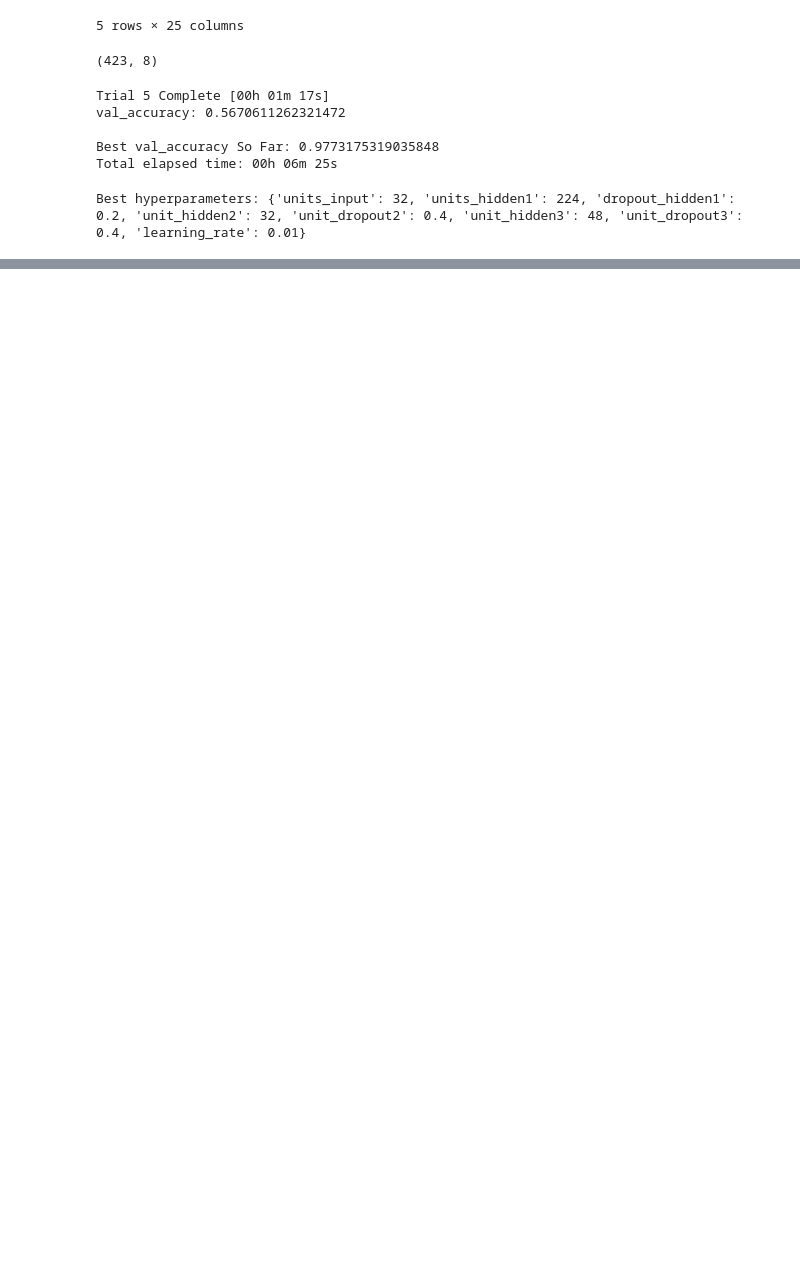
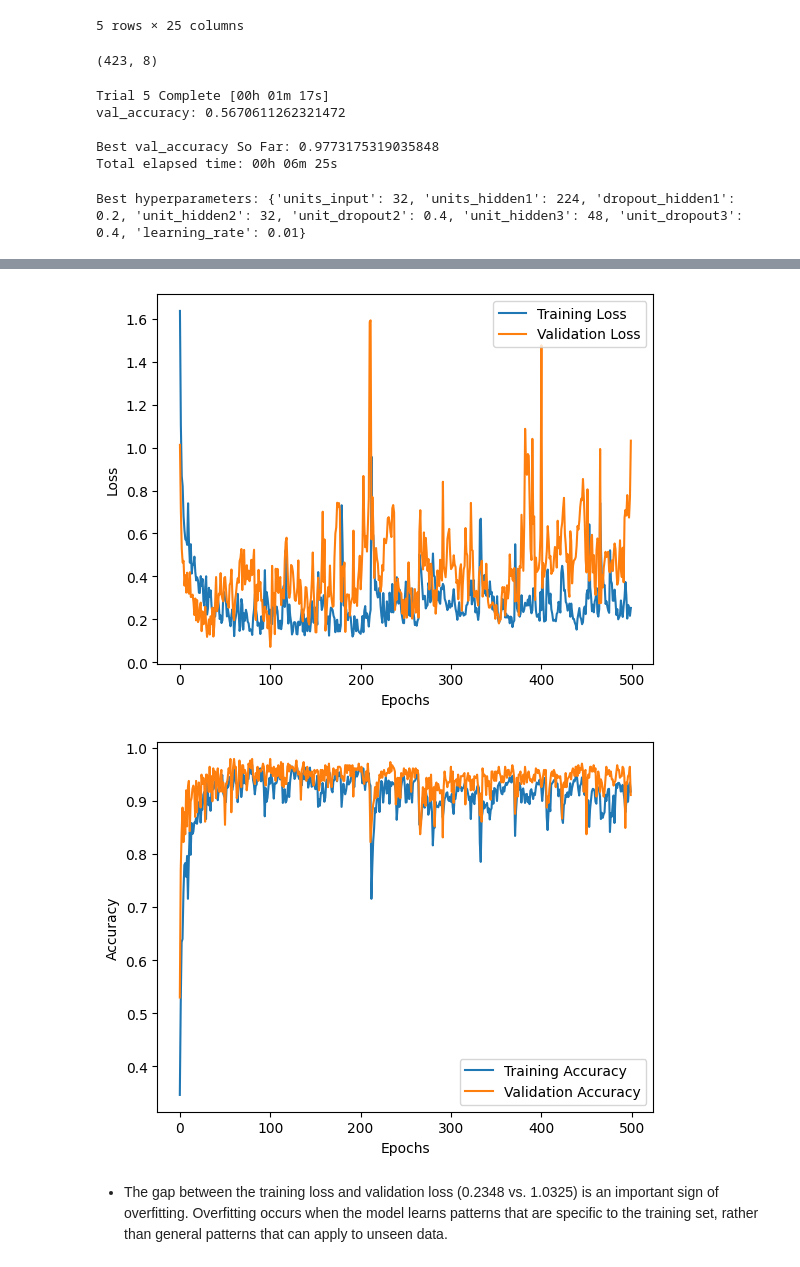
Before and after one commit to AjayKumar095/Obesity_Classification_DeepLearning_Project, a Jupyter notebook: Research/HyperPerimerter Tuning.ipynb, the cells around one changed output, grey strips where cells are left out. Drawn from its saved outputs; the diff is of its cells as text; code cells hidden in the pictures; blank space fills up the shorter version.

```diff
--- a/Research/HyperPerimerter Tuning.ipynb
+++ b/Research/HyperPerimerter Tuning.ipynb
@@ -188,0 +249,23 @@ Test accuracy of the best model: 0.95
+# %%
+import matplotlib.pyplot as plt
+
+# Plot training & validation loss values
+plt.plot(history.history['loss'], label='Training Loss')
+plt.plot(history.history['val_loss'], label='Validation Loss')
+plt.xlabel('Epochs')
+plt.ylabel('Loss')
+plt.legend()
+plt.show()
+
+# Plot training & validation accuracy values
+plt.plot(history.history['accuracy'], label='Training Accuracy')
+plt.plot(history.history['val_accuracy'], label='Validation Accuracy')
+plt.xlabel('Epochs')
+plt.ylabel('Accuracy')
+plt.legend()
+plt.show()
+# %% [output]
+[figure, added]
+[figure, added]
+# %% [markdown]
+* The gap between the training loss and validation loss (0.2348 vs. 1.0325) is an important sign of overfitting. Overfitting occurs when the model learns patterns that are specific to the training set, rather than general patterns that can apply to unseen data.
```
Also changed, not shown: parts of 9 cells of this notebook, 1 other file.
